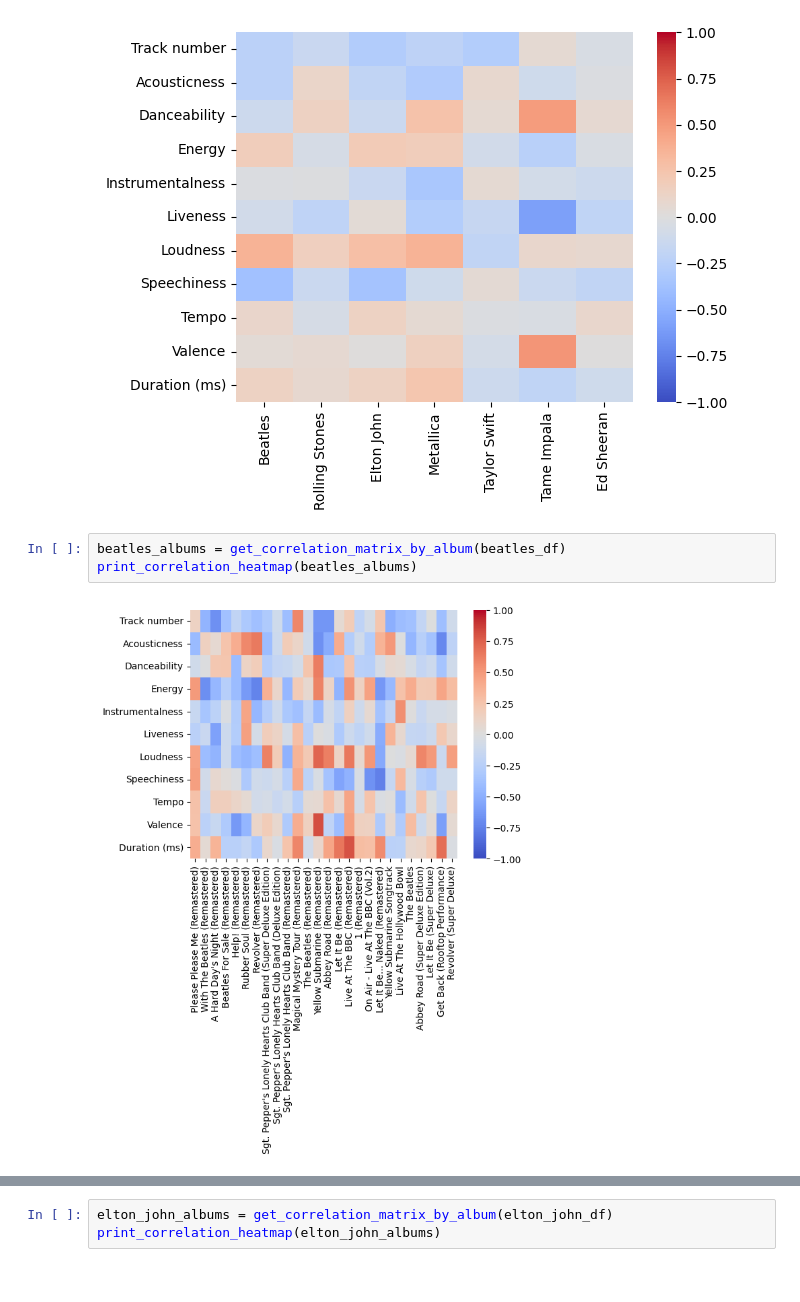
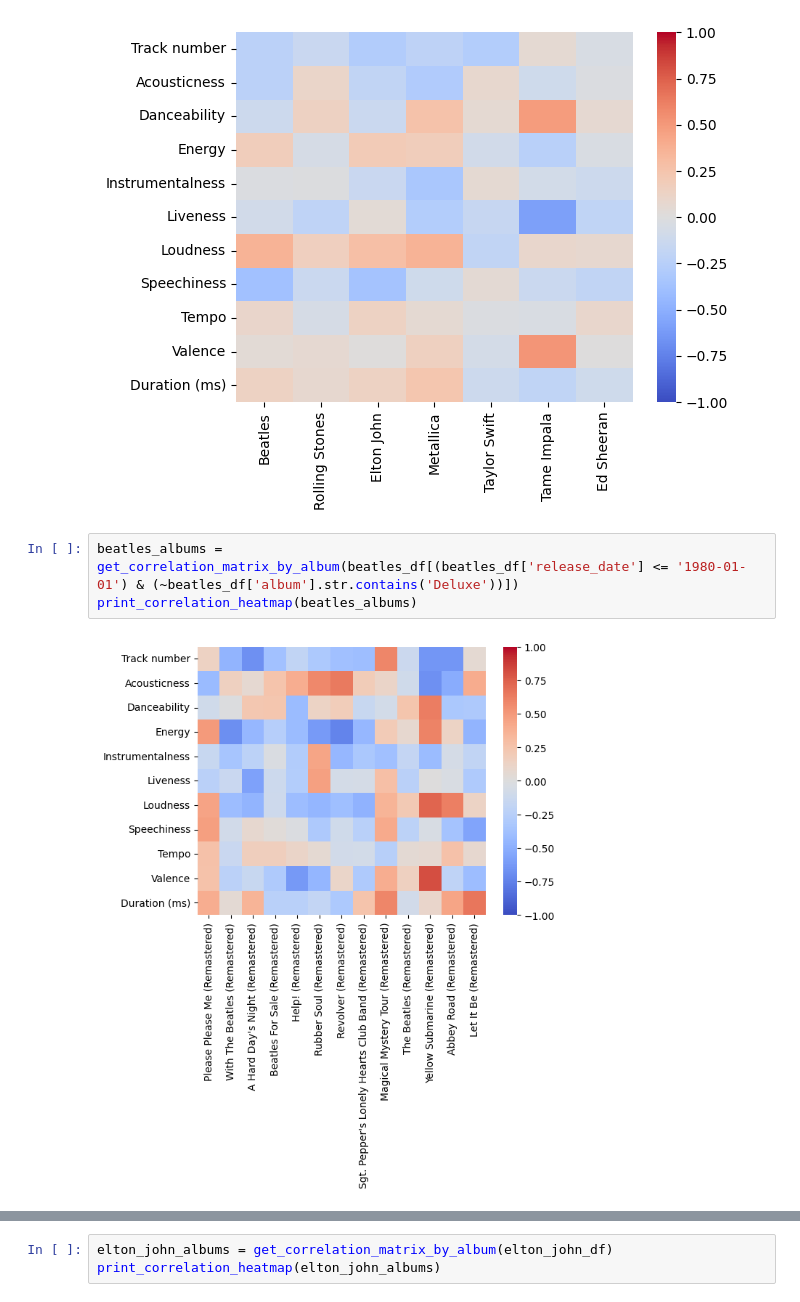
Before and after one commit to mibrahimfm/DataViz-ArtistasSpotify, a Jupyter notebook: Q4.ipynb, the cells around one changed output, grey strips where cells are left out. Saved outputs shown, nothing was run; the diff lists cells and outputs as text.

```diff
--- a/Q4.ipynb
+++ b/Q4.ipynb
@@ -84,8 +85,8 @@ print_correlation_heatmap(correlations_df)
 # %% [output]
 [figure]
 # %%
-beatles_albums = get_correlation_matrix_by_album(beatles_df)
+beatles_albums = get_correlation_matrix_by_album(beatles_df[(beatles_df['release_date'] <= '1980-01-01') & (~beatles_df['album'].str.contains('Deluxe'))])
 print_correlation_heatmap(beatles_albums)
 # %% [output]
-[figure, old version]
+[figure, new version]
 # %%
```
Also changed, not shown: parts of 9 cells of this notebook.
